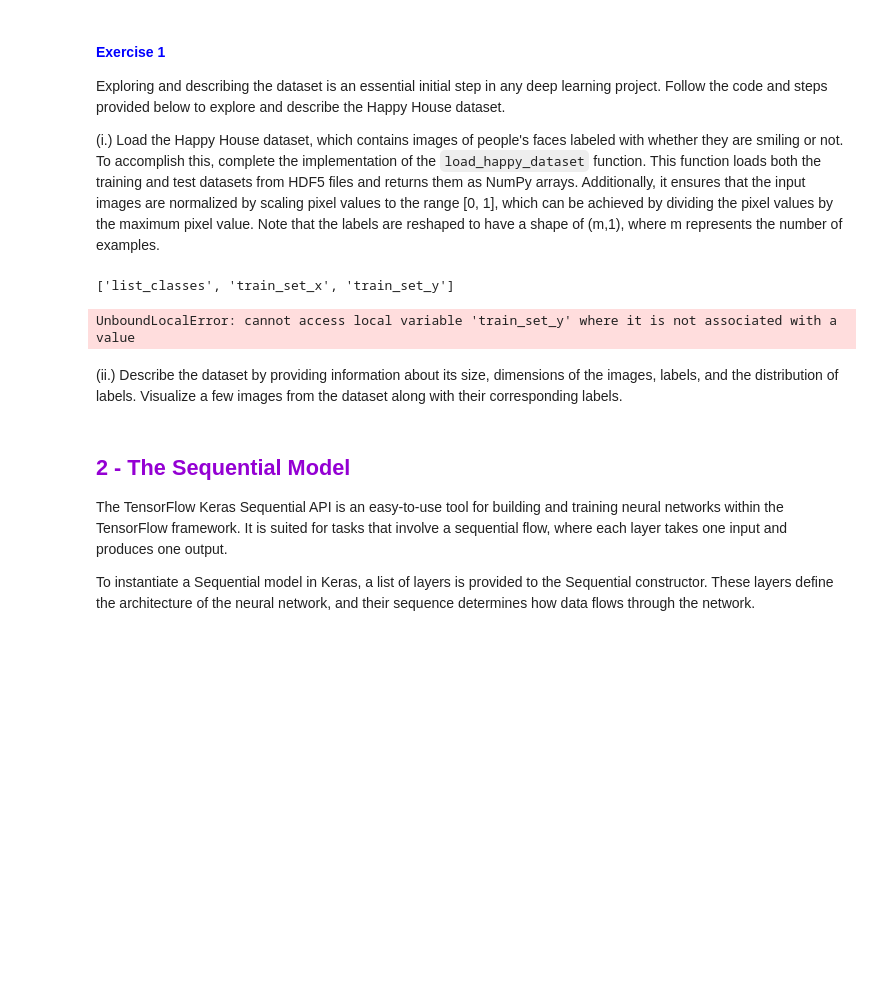
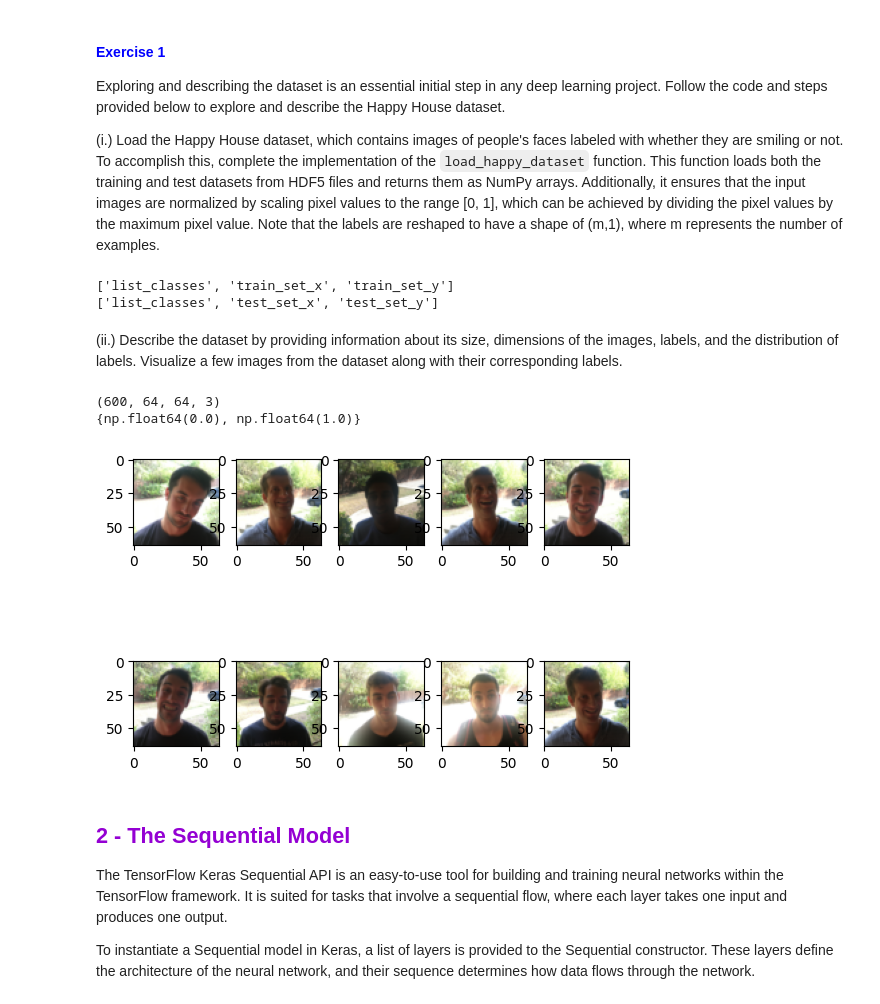
Before and after one commit to AquaBxSchool/2024-2025-ESIR-AA, a Jupyter notebook: TP2/DEL_TP2_Convolutional_Neural Network_vstudents_v1.ipynb, the cells around one changed output. Drawn from its saved outputs; the diff is of its cells as text; code cells hidden in the pictures; blank space fills up the shorter version.

```diff
--- a/TP2/DEL_TP2_Convolutional_Neural Network_vstudents_v1.ipynb
+++ b/TP2/DEL_TP2_Convolutional_Neural Network_vstudents_v1.ipynb
@@ -71,16 +71,25 @@ def load_happy_dataset():
     # Extract the features and labels for the training set
     # Normalize pixel values
     # TODO
-
+    train_set_x = np.array(train_dataset["train_set_x"])
+    train_set_y = np.array(train_dataset["train_set_y"])
+    train_set_x = train_set_x/train_set_x.max()
+    train_set_y = train_set_y/train_set_y.max()
     # Load the test dataset
-    # TODO
+    test_dataset = h5py.File('data/test_happy.h5', "r")
+    # Retrieve the keys within the HDF5 file
+    dataset_keys = list(test_dataset.keys())
+    print(dataset_keys[:])
 
     # Extract the features and labels for the test set
     # Normalize pixel values
     # TODO
-
+    test_set_x = np.array(test_dataset["test_set_x"])
+    test_set_y = np.array(test_dataset["test_set_y"])
+    test_set_x = test_set_x/test_set_x.max()
+    test_set_y = test_set_y/test_set_y.max()
     # Extract the list of classes
-    # TODO
+    classes=np.union1d(test_dataset["list_classes"] , train_dataset["list_classes"])
 
     # Reshape the labels to match the expected shape
     train_set_y = train_set_y.reshape((train_set_y.shape[0],1))
@@ -92,11 +101,29 @@ def load_happy_dataset():
 X_train, Y_train, X_test, Y_test, classes = load_happy_dataset()
 # %% [output]
 ['list_classes', 'train_set_x', 'train_set_y']
+['list_classes', 'test_set_x', 'test_set_y']
-UnboundLocalError: cannot access local variable 'train_set_y' where it is not associated with a value
 # %% [markdown]
 (ii.) Describe the dataset by providing information about its size, dimensions of the images, labels, and the distribution of labels. Visualize a few images from the dataset along with their corresponding labels.
 # %%
 # TODO
+print(X_train.shape)
+
+# Examine labels
+print(set([x[0] for x in Y_train]))
+
+# Iterate over the dataset to display the first 10 images and labels
+# TODO
+i=1
+for element in X_train:
+    plt.subplot(2,5,i)
+    plt.imshow(element)
+    i+=1
+    if (i>10):
+        break
+# %% [output]
+(600, 64, 64, 3)
+{np.float64(0.0), np.float64(1.0)}
+[figure, added]
 # %% [markdown]
 <a name='2'></a>
 ## <font color='darkviolet'> 2 - The Sequential Model
```
Also changed, not shown: parts of 8 cells of this notebook, 2 other files.
